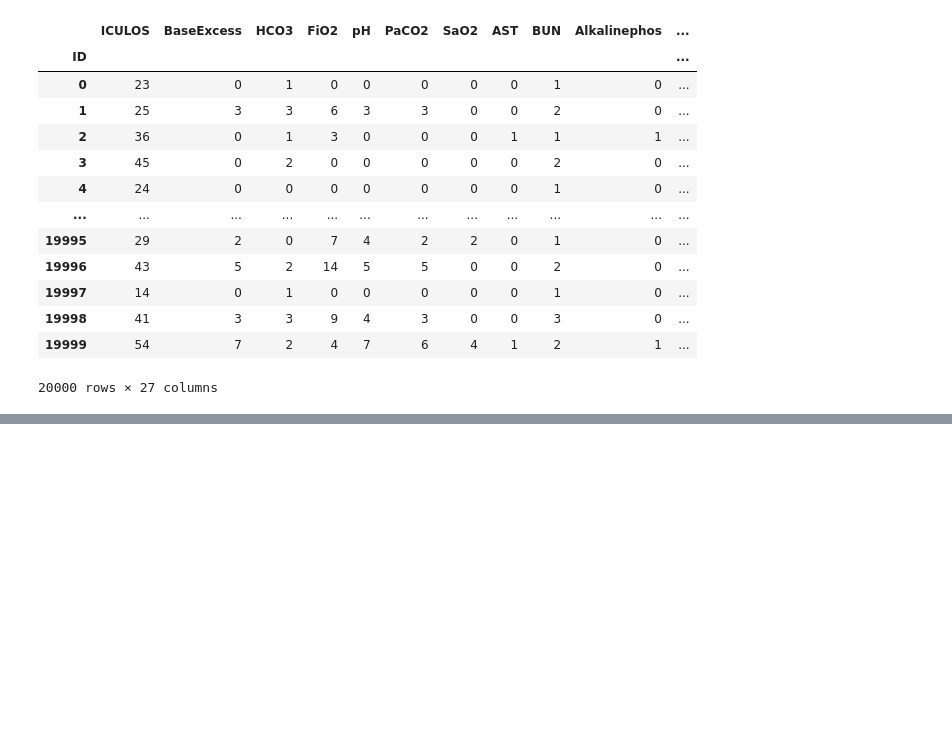
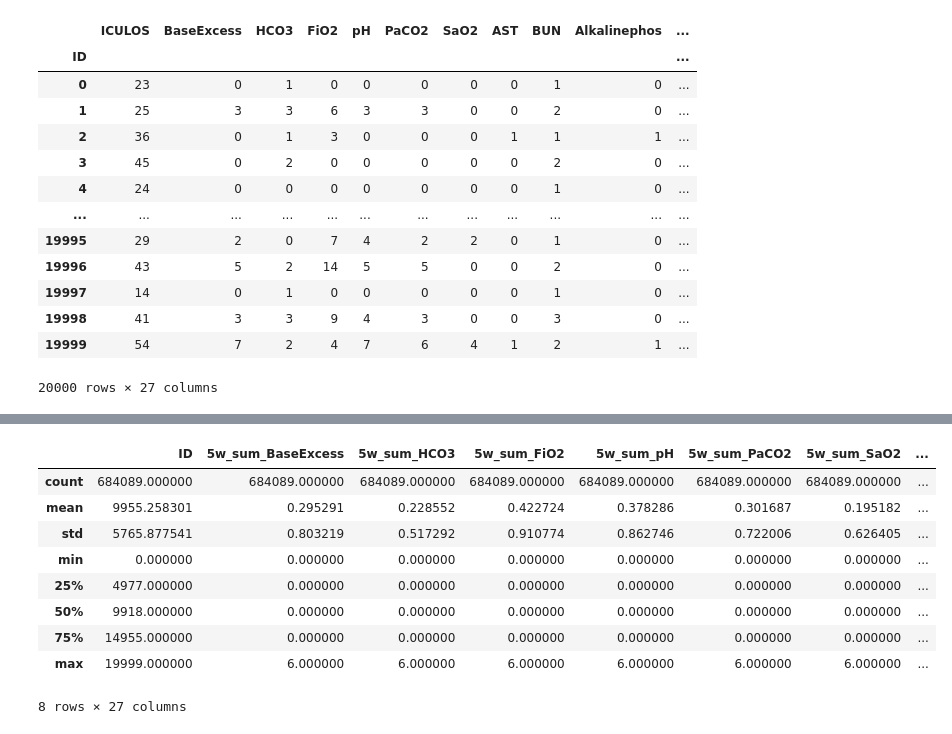
Before and after one commit to AtarCohen/Early-Prediction_of_Sepsis, a Jupyter notebook: PreProcess.ipynb, the cells around one changed output, grey strips where cells are left out. Cells and saved outputs as stored; diff of their text form; code cells hidden in the pictures; blank space fills up the shorter version.

```diff
--- a/PreProcess.ipynb
+++ b/PreProcess.ipynb
@@ -100,0 +131,13 @@ df[['ID','ICULOS']+lab_attr].groupby(by='ID').count()
+# %%
+df_with_roll[df_with_roll['Label']==0][list(roll.columns)].describe()
+# %% [output]
+|  | ID | 5w_sum_BaseExcess | 5w_sum_HCO3 | 5w_sum_FiO2 | 5w_sum_pH | 5w_sum_PaCO2 | 5w_sum_SaO2 | ... |
+| count | 684089.000000 | 684089.000000 | 684089.000000 | 684089.000000 | 684089.000000 | 684089.000000 | 684089.000000 | ... |
+| mean | 9955.258301 | 0.295291 | 0.228552 | 0.422724 | 0.378286 | 0.301687 | 0.195182 | ... |
+| std | 5765.877541 | 0.803219 | 0.517292 | 0.910774 | 0.862746 | 0.722006 | 0.626405 | ... |
+| min | 0.000000 | 0.000000 | 0.000000 | 0.000000 | 0.000000 | 0.000000 | 0.000000 | ... |
+| 25% | 4977.000000 | 0.000000 | 0.000000 | 0.000000 | 0.000000 | 0.000000 | 0.000000 | ... |
+| 50% | 9918.000000 | 0.000000 | 0.000000 | 0.000000 | 0.000000 | 0.000000 | 0.000000 | ... |
+| 75% | 14955.000000 | 0.000000 | 0.000000 | 0.000000 | 0.000000 | 0.000000 | 0.000000 | ... |
+| max | 19999.000000 | 6.000000 | 6.000000 | 6.000000 | 6.000000 | 6.000000 | 6.000000 | ... |
+8 rows × 27 columns
```
Also changed, not shown: parts of 12 cells of this notebook, 1 other file.
